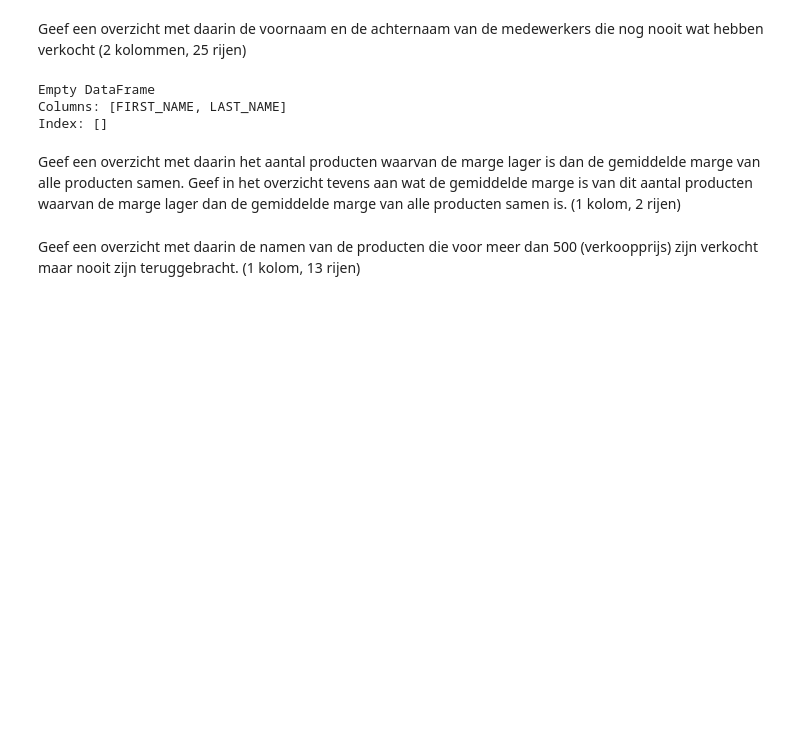
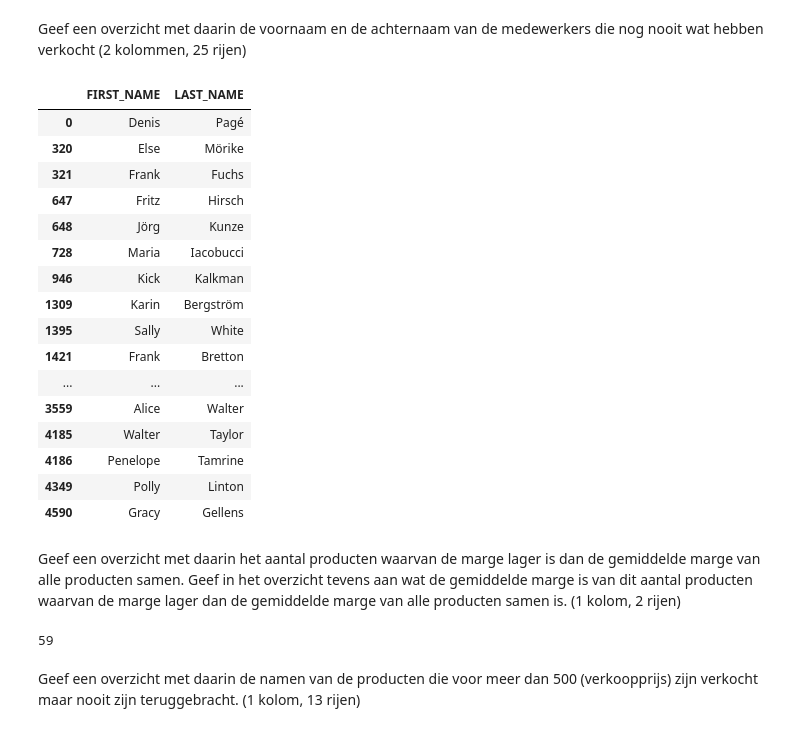
Before and after one commit to Wollepluis/DEDSPortfolio, a Jupyter notebook: Week1/DEDS_WC_1.2_en_1.3_Opdrachten.ipynb, the cells around one changed output. Drawn from its saved outputs; the diff is of its cells as text; code cells hidden in the pictures; blank space fills up the shorter version.

```diff
--- a/Week1/DEDS_WC_1.2_en_1.3_Opdrachten.ipynb
+++ b/Week1/DEDS_WC_1.2_en_1.3_Opdrachten.ipynb
@@ -526,17 +525,42 @@ pandas.DataFrame(grouped_data)
 ## Pythonvertalingen van SUBSELECT en UNION met o.a. for-loops
 # %% [markdown]
 Geef een overzicht met daarin de voornaam en de achternaam van de medewerkers die nog nooit wat hebben verkocht (2 kolommen, 25 rijen)
-# %%
-table_data = get_table_data(['order_header', 'sales_staff'])
-
-no_sales_df = table_data[table_data['SALES_STAFF_CODE'].isna()][['FIRST_NAME', 'LAST_NAME']]
-
-print(no_sales_df)
-# %% [output]
-Empty DataFrame
-Columns: [FIRST_NAME, LAST_NAME]
-Index: []
+# %%
+sales_staff_data = get_table_data('sales_staff')
+order_header_data = get_table_data('order_header')
+
+merged_data = sales_staff_data.merge(order_header_data, on='SALES_STAFF_CODE', how='left')
+filter = merged_data[merged_data['ORDER_NUMBER'].isna()]
+
+filter[['FIRST_NAME', 'LAST_NAME']]
+# %% [output]
+|  | FIRST_NAME | LAST_NAME |
+| 0 | Denis | Pagé |
+| 320 | Else | Mörike |
+| 321 | Frank | Fuchs |
+| 647 | Fritz | Hirsch |
+| 648 | Jörg | Kunze |
+| 728 | Maria | Iacobucci |
+| 946 | Kick | Kalkman |
+| 1309 | Karin | Bergström |
+| 1395 | Sally | White |
+| 1421 | Frank | Bretton |
+| ... | ... | ... |
+| 3559 | Alice | Walter |
+| 4185 | Walter | Taylor |
+| 4186 | Penelope | Tamrine |
+| 4349 | Polly | Linton |
+| 4590 | Gracy | Gellens |
 # %% [markdown]
 Geef een overzicht met daarin het aantal producten waarvan de marge lager is dan de gemiddelde marge van alle producten samen. Geef in het overzicht tevens aan wat de gemiddelde marge is van dit aantal producten waarvan de marge lager dan de gemiddelde marge van alle producten samen is. (1 kolom, 2 rijen)
+# %%
+product_data = get_table_data('product')
+
+gem_marge = product_data['MARGIN'].mean()
+filter = product_data['MARGIN'] < gem_marge
+
+print(filter.sum())
+# %% [output]
+59
 # %% [markdown]
 Geef een overzicht met daarin de namen van de producten die voor meer dan 500 (verkoopprijs) zijn verkocht maar nooit zijn teruggebracht. (1 kolom, 13 rijen)
```
Also changed, not shown: parts of 5 cells of this notebook.
